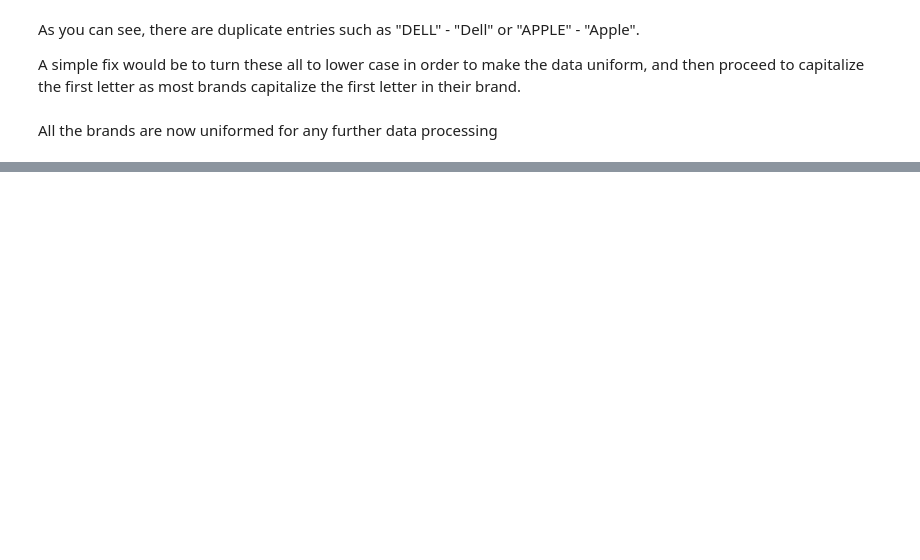
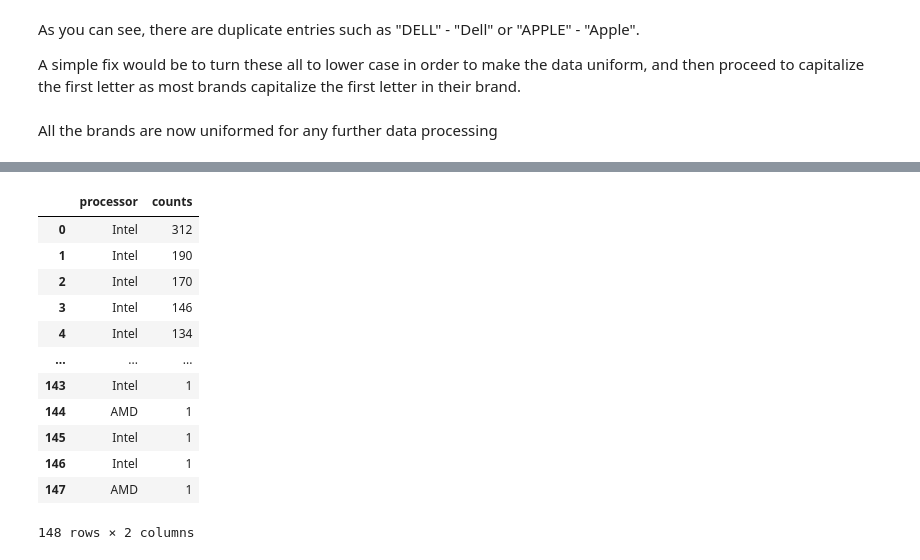
Before and after one commit to jason-9601/DATAPRE-Final, a Jupyter notebook: DATAPRE Final.ipynb, the cells around one changed output, grey strips where cells are left out. Saved outputs shown, nothing was run; the diff lists cells and outputs as text; code cells hidden in the pictures; blank space fills up the shorter version.

```diff
--- a/DATAPRE Final.ipynb
+++ b/DATAPRE Final.ipynb
@@ -405,0 +434,17 @@ Name: brand, dtype: int64
+# %%
+df_processors['processor'] = df_processors['processor'].apply(lambda x: x.split()[0])
+df_processors
+# %% [output]
+|  | processor | counts |
+| 0 | Intel | 312 |
+| 1 | Intel | 190 |
+| 2 | Intel | 170 |
+| 3 | Intel | 146 |
+| 4 | Intel | 134 |
+| ... | ... | ... |
+| 143 | Intel | 1 |
+| 144 | AMD | 1 |
+| 145 | Intel | 1 |
+| 146 | Intel | 1 |
+| 147 | AMD | 1 |
+148 rows × 2 columns
```
Also changed, not shown: parts of 13 cells of this notebook.
